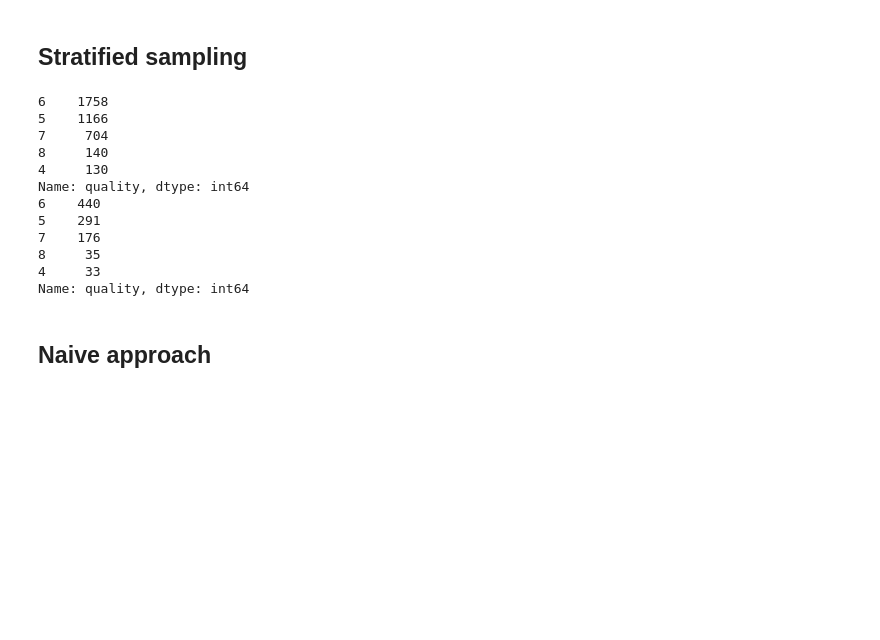
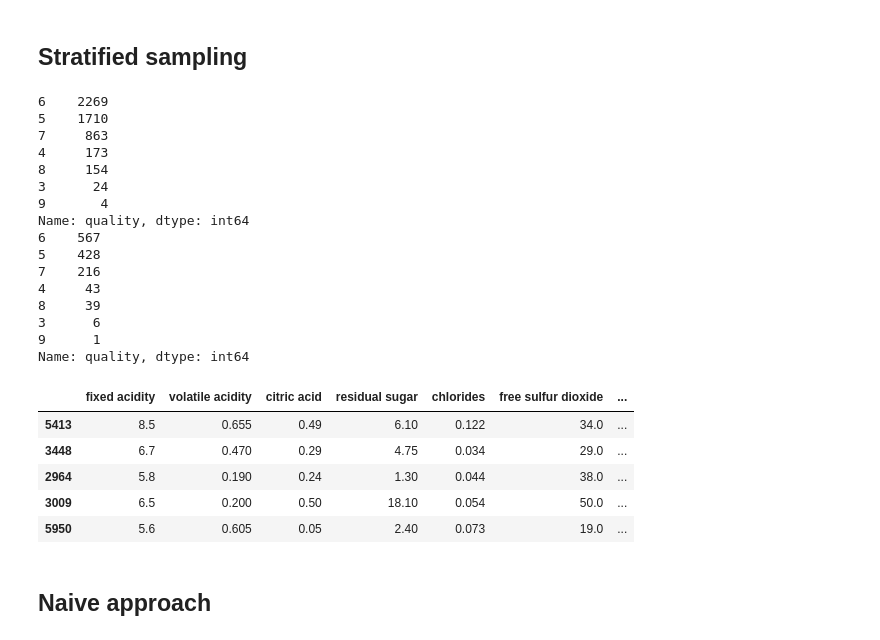
Before and after one commit to nhanph/BMME_480_Pham, a Jupyter notebook: Project/Presentation_Final_Classification.ipynb, the cells around one changed output. Drawn from its saved outputs; the diff is of its cells as text; code cells hidden in the pictures; blank space fills up the shorter version.

```diff
--- a/Project/Presentation_Final_Classification.ipynb
+++ b/Project/Presentation_Final_Classification.ipynb
@@ -207,8 +157,8 @@ for train_index, test_index in split.split(dataset, dataset["quality"]):
     strat_train_set = dataset.loc[train_index]
     strat_test_set = dataset.loc[test_index]
 
-X_train=pd.DataFrame(strat_train_set[['fixed acidity','volatile acidity','citric acid','residual sugar','chlorides','free sulfur dioxide','total sulfur dioxide','density','pH','sulphates','alcohol']])
-X_test=pd.DataFrame(strat_test_set[['fixed acidity','volatile acidity','citric acid','residual sugar','chlorides','free sulfur dioxide','total sulfur dioxide','density','pH','sulphates','alcohol']])
+X_train=pd.DataFrame(strat_train_set[['fixed acidity','volatile acidity','citric acid','residual sugar','chlorides','free sulfur dioxide','total sulfur dioxide','density','pH','sulphates','alcohol','type_red','type_white']])
+X_test=pd.DataFrame(strat_test_set[['fixed acidity','volatile acidity','citric acid','residual sugar','chlorides','free sulfur dioxide','total sulfur dioxide','density','pH','sulphates','alcohol','type_red','type_white']])
 
 y_train=strat_train_set.quality
 y_test=strat_test_set.quality
@@ -216,18 +166,31 @@ y_test=strat_test_set.quality
 print(y_train.value_counts())
 print(y_test.value_counts())
 # %% [output]
-6    1758
-5    1166
-7     704
-8     140
-4     130
+6    2269
+5    1710
+7     863
+4     173
+8     154
+3      24
+9       4
 Name: quality, dtype: int64
-6    440
-5    291
-7    176
-8     35
-4     33
+6    567
+5    428
+7    216
+4     43
+8     39
+3      6
+9      1
 Name: quality, dtype: int64
+# %%
+X_train.head()
+# %% [output]
+|  | fixed acidity | volatile acidity | citric acid | residual sugar | chlorides | free sulfur dioxide | ... |
+| 5413 | 8.5 | 0.655 | 0.49 | 6.10 | 0.122 | 34.0 | ... |
+| 3448 | 6.7 | 0.470 | 0.29 | 4.75 | 0.034 | 29.0 | ... |
+| 2964 | 5.8 | 0.190 | 0.24 | 1.30 | 0.044 | 38.0 | ... |
+| 3009 | 6.5 | 0.200 | 0.50 | 18.10 | 0.054 | 50.0 | ... |
+| 5950 | 5.6 | 0.605 | 0.05 | 2.40 | 0.073 | 19.0 | ... |
 # %% [markdown]
 ## Naive approach
 # %%
```
Also changed, not shown: parts of 36 cells of this notebook.
